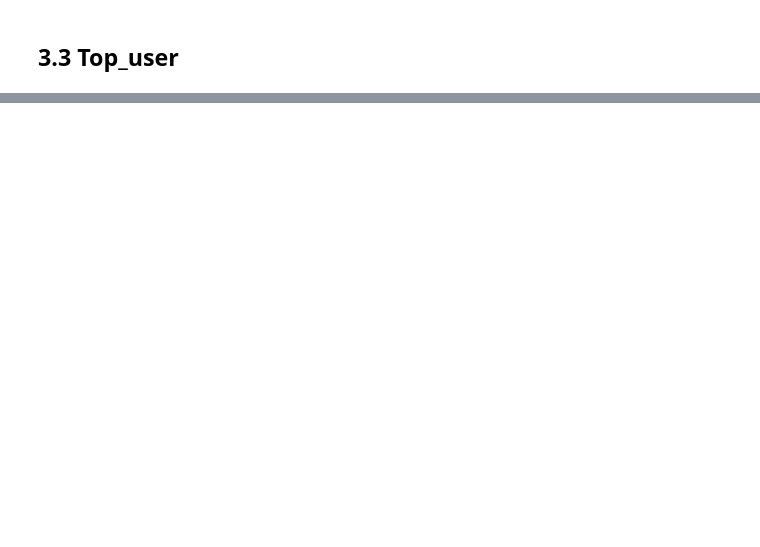
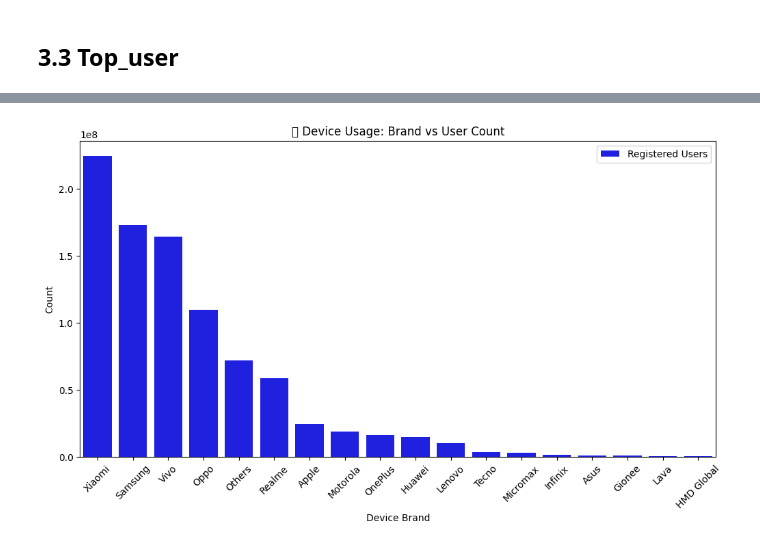
Before and after one commit to SankarSivan/Phonepe, a Jupyter notebook: Phonepe_Pulse.ipynb, the cells around one changed output, grey strips where cells are left out. Saved outputs shown, nothing was run; the diff lists cells and outputs as text; code cells hidden in the pictures; blank space fills up the shorter version.

```diff
--- a/Phonepe_Pulse.ipynb
+++ b/Phonepe_Pulse.ipynb
@@ -590,0 +865,2 @@ print(top_user)
+# %%
+aggr_user.rename(columns=lambda x: x.strip(), inplace=True)
@@ -590,0 +882,3 @@ print(top_user)
+# %%
+col = aggr_user.columns
+print(col)
@@ -590,0 +889,3 @@ print(top_user)
+# %%
+corrected_column_name = [col for col in aggr_user.columns if "user" in col.lower() and "brand" in col.lower()]
+print("Corrected column name:", corrected_column_name)
@@ -590,0 +894,3 @@ print(top_user)
+# %%
+device_usage = aggr_user.groupby(corrected_column_name[0])[['User_count', 'User_percentage']].sum().reset_index()
+print (device_usage)
@@ -590,0 +1022,16 @@ print(top_user)
+# %%
+# Sort data by 'User_count' in descending order
+device_usage_sorted = device_usage.sort_values(by='User_count', ascending=False)
+
+plt.figure(figsize=(12, 6))
+sns.barplot(data=device_usage_sorted, x=corrected_column_name[0], y='User_count', color='blue', label='Registered Users')
+#sns.barplot(data=device_usage, x=corrected_column_name[0], y='User_percentage', color='red', alpha=0.6, label='App Opens')
+
+plt.title("📱 Device Usage: Brand vs User Count")
+plt.xlabel("Device Brand")
+plt.ylabel("Count")
+plt.xticks(rotation=45)
+plt.legend()
+plt.show()
+# %% [output]
+[figure, added]
```
Also changed, not shown: parts of 64 cells of this notebook.
